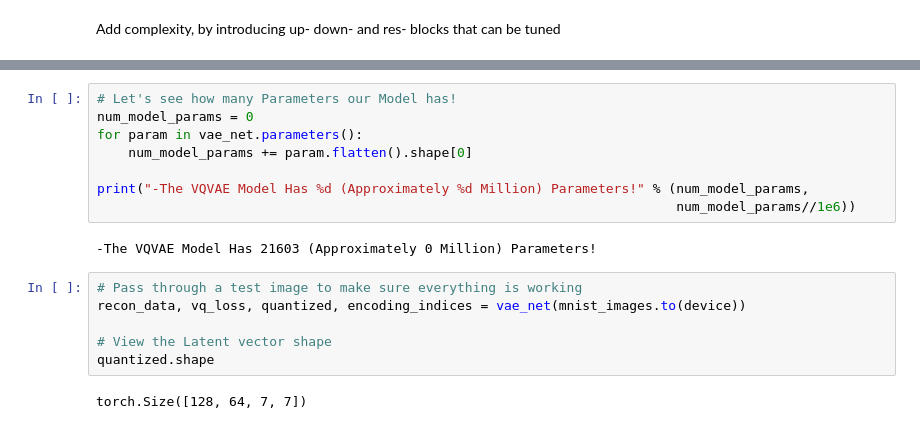
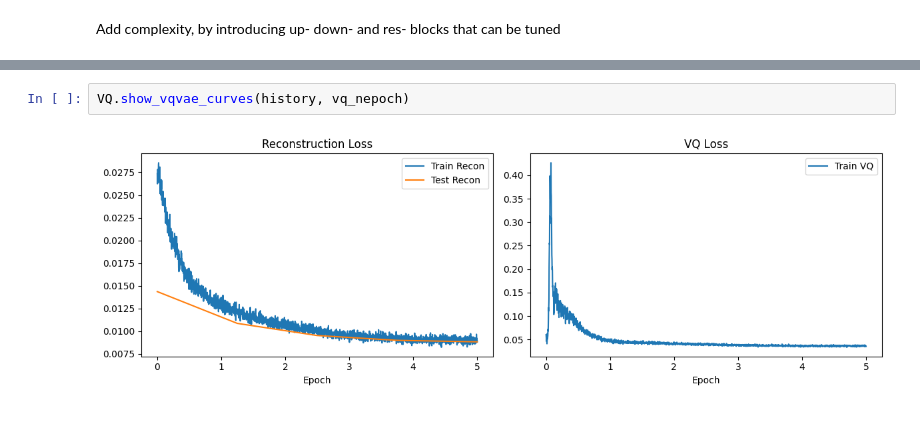
Before and after one commit to ArnarDJ/MLBAssignment2, a Jupyter notebook: MLBAssignment2.ipynb, the cells around one changed output, grey strips where cells are left out. Drawn from its saved outputs; the diff is of its cells as text.

```diff
--- a/MLBAssignment2.ipynb
+++ b/MLBAssignment2.ipynb
@@ -132,18 +146,4 @@ train_loss = 0
 # %%
-# Let's see how many Parameters our Model has!
-num_model_params = 0
-for param in vae_net.parameters():
-    num_model_params += param.flatten().shape[0]
-
-print("-The VQVAE Model Has %d (Approximately %d Million) Parameters!" % (num_model_params,
-                                                                          num_model_params//1e6))
+VQ.show_vqvae_curves(history, vq_nepoch)
 # %% [output]
--The VQVAE Model Has 21603 (Approximately 0 Million) Parameters!
+[figure, added]
-# %%
-# Pass through a test image to make sure everything is working
-recon_data, vq_loss, quantized, encoding_indices = vae_net(mnist_images.to(device))
-
-# View the Latent vector shape
-quantized.shape
-# %% [output]
-torch.Size([128, 64, 7, 7])
```
Also changed, not shown: parts of 13 cells of this notebook, 2 other files.
